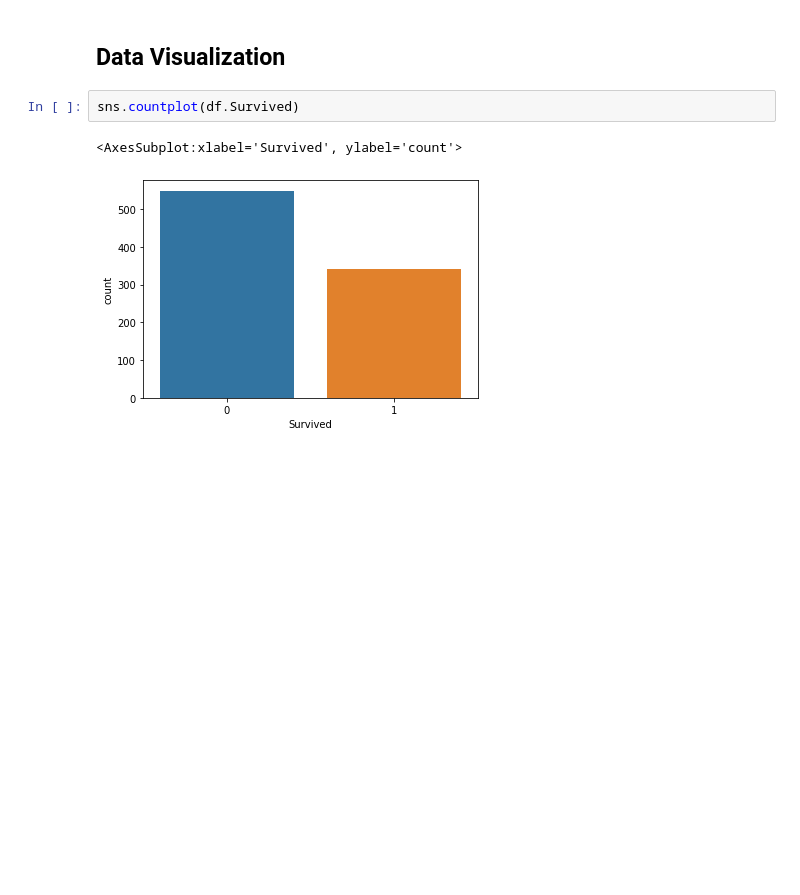
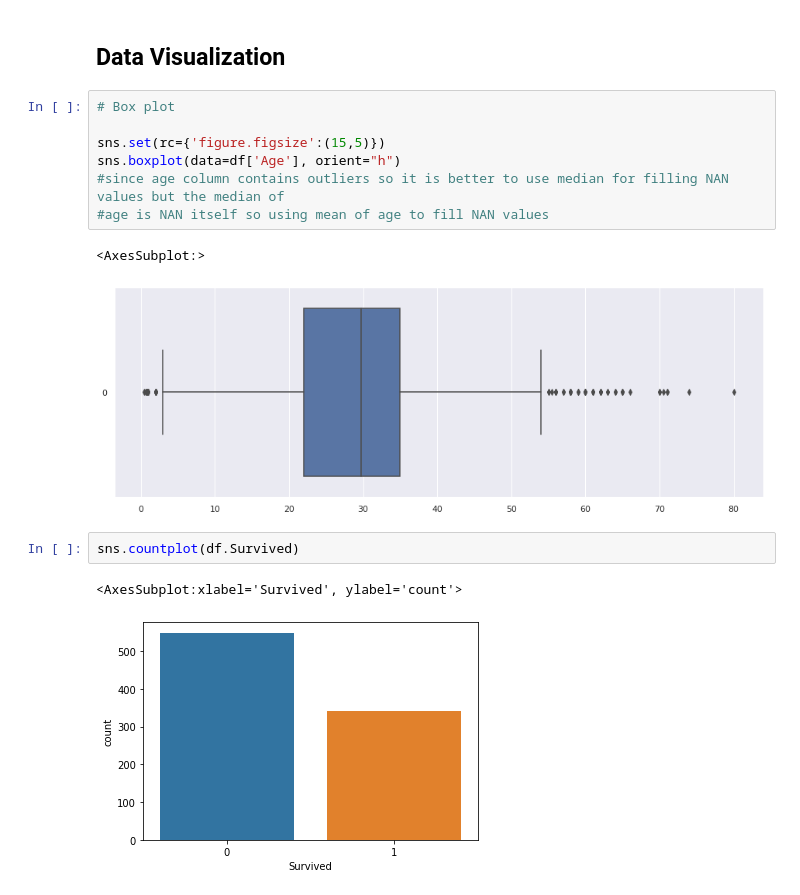
Before and after one commit to nano-bot01/Titanic-Survival-Prediction-using-Machine-Learning, a Jupyter notebook: Titanic_Survival_Prediction_using_Machine_Learning.ipynb, the cells around one changed output. Saved outputs shown, nothing was run; the diff lists cells and outputs as text; blank space fills up the shorter version.

```diff
--- a/Titanic_Survival_Prediction_using_Machine_Learning.ipynb
+++ b/Titanic_Survival_Prediction_using_Machine_Learning.ipynb
@@ -197,5 +272,15 @@ Name: Survived, dtype: int64
 # %% [markdown]
 ## Data Visualization
+# %%
+# Box plot
+
+sns.set(rc={'figure.figsize':(15,5)})
+sns.boxplot(data=df['Age'], orient="h")
+#since age column contains outliers so it is better to use median for filling NAN values but the median of
+#age is NAN itself so using mean of age to fill NAN values
+# %% [output]
+<AxesSubplot:>
+[figure, added]
 # %%
 sns.countplot(df.Survived)
 # %% [output]
```
Also changed, not shown: parts of 6 cells of this notebook.
